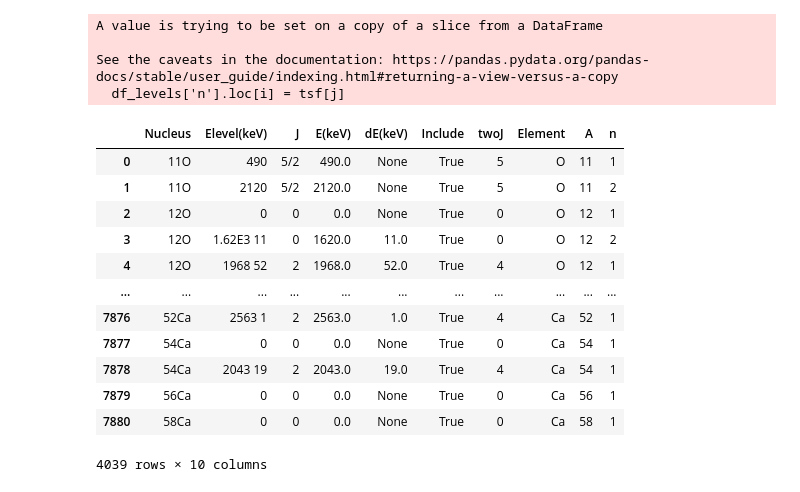
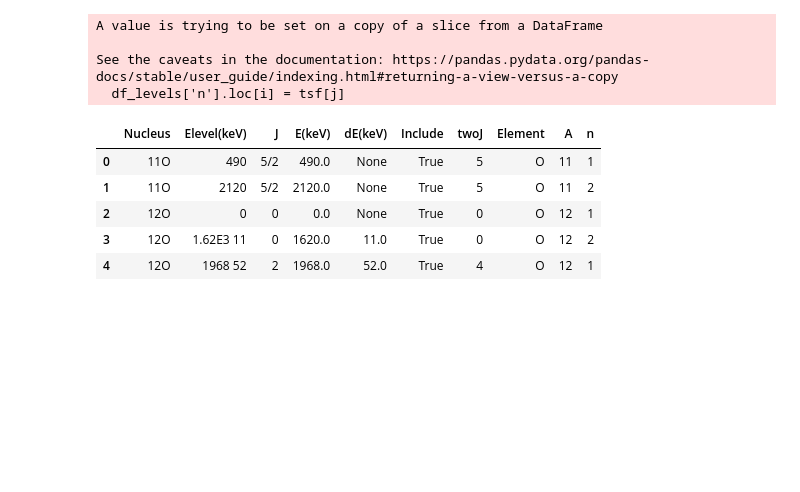
Before and after one commit to jmrfox/shmuq_data, a Jupyter notebook: clean_M1_transitions.ipynb, the cells around one changed output. Cells and saved outputs as stored; diff of their text form; code cells hidden in the pictures; blank space fills up the shorter version.

```diff
--- a/clean_M1_transitions.ipynb
+++ b/clean_M1_transitions.ipynb
@@ -1,7 +1,11 @@
 # %%
 import pandas as pd
-pd.set_option('display.max_rows', 500)
-pd.set_option('display.max_columns', 500)
+pd.set_option('display.max_rows', None)
+pd.set_option('display.max_columns', None)
+
+from IPython.display import display, HTML
+display(HTML("<style>.container { width:80% !important; }</style>"))
+
 import numpy as np
 from scipy.special import factorial2
 
@@ -173,7 +183,11 @@ for i in df.index:
     except:
         pass
     if string=='':
-        df['B_exp Unc (W.u.)'].loc[i] = 0.
+        df['B_exp Unc (W.u.)'].loc[i] = df['B_exp (W.u.)'].loc[i]/10
+    elif (string=='GT') | (string=='>'):
+        df['Include'].loc[i] = False
+    elif string=='<':
+        df['B_exp Unc (W.u.)'].loc[i] = df['B_exp (W.u.)'].loc[i]
 # %% [output]
 A value is trying to be set on a copy of a slice from a DataFrame
 
@@ -185,0 +208,7 @@ See the caveats in the documentation: https://pandas.pydata.org/pandas-docs/stab
+# %%
+for i in df.index:
+    A = df['A'].loc[i]
+#     Z = df['Z'].loc[i]
+#     N = df['N'].loc[i]
+    if (A<18) | (A>38):
+        df['Include'].loc[i] = False
@@ -185,0 +220,5 @@ See the caveats in the documentation: https://pandas.pydata.org/pandas-docs/stab
+# %%
+for i in df.index:
+    E = df['Energy (keV)'].loc[i]
+    if E>8000:
+        df['Include'].loc[i] = False
@@ -315,21 +363,14 @@ A value is trying to be set on a copy of a slice from a DataFrame
 See the caveats in the documentation: https://pandas.pydata.org/pandas-docs/stable/user_guide/indexing.html#returning-a-view-versus-a-copy
   df_levels['n'].loc[i] = tsf[j]
 # %%
-df_levels
+df_levels.head()
 # %% [output]
 |  | Nucleus | Elevel(keV) | J | E(keV) | dE(keV) | Include | twoJ | Element | A | n |
 | 0 | 11O | 490 | 5/2 | 490.0 | None | True | 5 | O | 11 | 1 |
 | 1 | 11O | 2120 | 5/2 | 2120.0 | None | True | 5 | O | 11 | 2 |
 | 2 | 12O | 0 | 0 | 0.0 | None | True | 0 | O | 12 | 1 |
 | 3 | 12O | 1.62E3 11 | 0 | 1620.0 | 11.0 | True | 0 | O | 12 | 2 |
 | 4 | 12O | 1968 52 | 2 | 1968.0 | 52.0 | True | 4 | O | 12 | 1 |
-| ... | ... | ... | ... | ... | ... | ... | ... | ... | ... | ... |
-| 7876 | 52Ca | 2563 1 | 2 | 2563.0 | 1.0 | True | 4 | Ca | 52 | 1 |
-| 7877 | 54Ca | 0 | 0 | 0.0 | None | True | 0 | Ca | 54 | 1 |
-| 7878 | 54Ca | 2043 19 | 2 | 2043.0 | 19.0 | True | 4 | Ca | 54 | 1 |
-| 7879 | 56Ca | 0 | 0 | 0.0 | None | True | 0 | Ca | 56 | 1 |
-| 7880 | 58Ca | 0 | 0 | 0.0 | None | True | 0 | Ca | 58 | 1 |
-4039 rows × 10 columns
 # %%
 df['Jf'] = None
 df['twoJf'] = None
```
Also changed, not shown: parts of 10 cells of this notebook, 1 other file.
